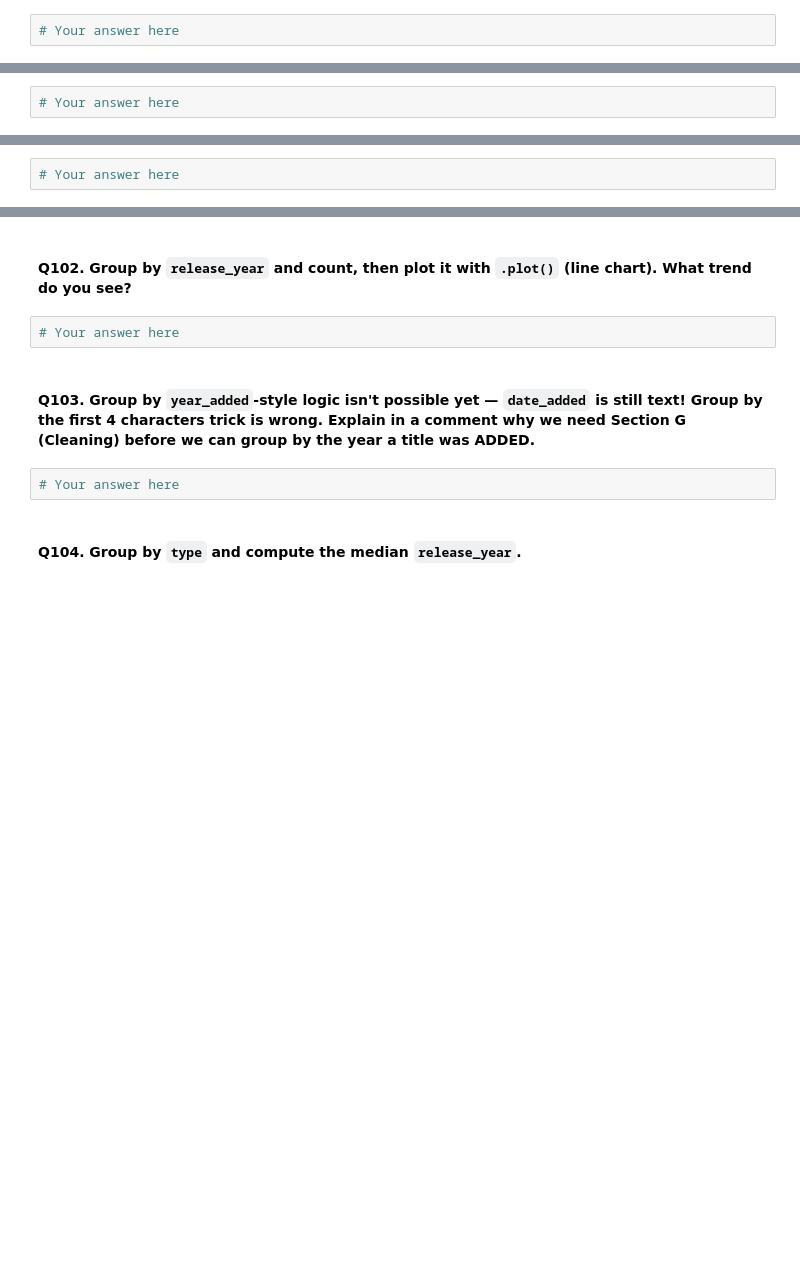
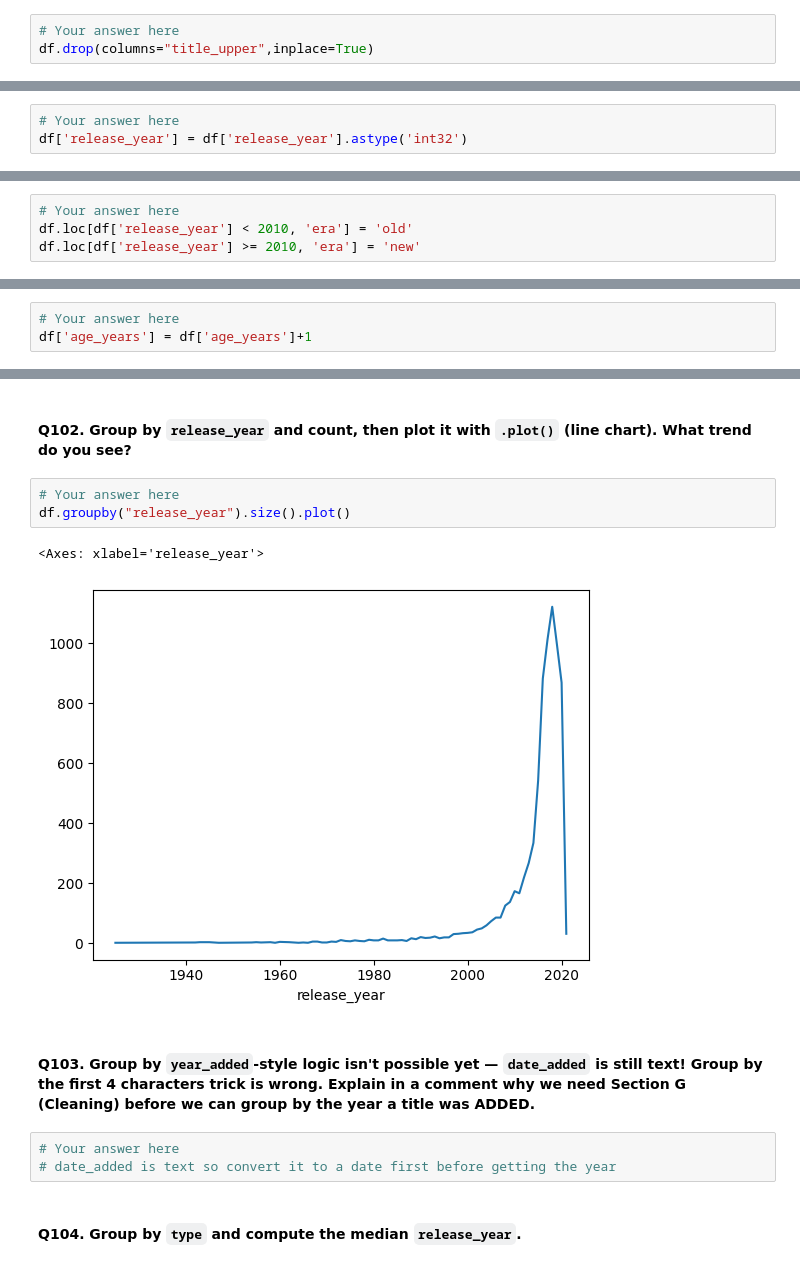
Before and after one commit to Kaini9/Netflix_Dataset_Pandas_125_Questions, a Jupyter notebook: netflix_125_question_workbook.ipynb, the cells around one changed output, grey strips where cells are left out. Cells and saved outputs as stored; diff of their text form; blank space fills up the shorter version.

Commit message:
updating and group by completed till section F

```diff
--- a/netflix_125_question_workbook.ipynb
+++ b/netflix_125_question_workbook.ipynb
@@ -1244,2 +1417,3 @@ df.sort_values(['release_year', 'title'], ascending=[False, True])
 # %%
 # Your answer here
+df.drop(columns="title_upper",inplace=True)
@@ -1247,3 +1427,4 @@ df.sort_values(['release_year', 'title'], ascending=[False, True])
 #### Q82. Change `release_year` to type `int32` using `astype`. Check with `dtypes`.
 # %%
 # Your answer here
+df['release_year'] = df['release_year'].astype('int32')
@@ -1253,0 +1456,4 @@ df.sort_values(['release_year', 'title'], ascending=[False, True])
+# %%
+# Your answer here
+df.loc[df['release_year'] < 2010, 'era'] = 'old'
+df.loc[df['release_year'] >= 2010, 'era'] = 'new'
@@ -1255,3 +1470,4 @@ df.sort_values(['release_year', 'title'], ascending=[False, True])
 #### Q84. Increase `age_years` by 1 for **all** rows in one operation.
 # %%
 # Your answer here
+df['age_years'] = df['age_years']+1
@@ -1329,10 +1747,15 @@ df.sort_values(['release_year', 'title'], ascending=[False, True])
 #### Q102. Group by `release_year` and count, then plot it with `.plot()` (line chart). What trend do you see?
 # %%
 # Your answer here
+df.groupby("release_year").size().plot()
+# %% [output]
+<Axes: xlabel='release_year'>
+[figure, added]
 # %% [markdown]
 #### Q103. Group by `year_added`-style logic isn't possible yet — `date_added` is still text! Group by the **first 4 characters trick is wrong**. Explain in a comment why we need Section G (Cleaning) before we can group by the year a title was ADDED.
-# %%
-# Your answer here
+# %%
+# Your answer here
+# date_added is text so convert it to a date first before getting the year
 # %% [markdown]
 #### Q104. Group by `type` and compute the **median** `release_year`.
 # %%
```
Also changed, not shown: parts of 50 cells of this notebook.
